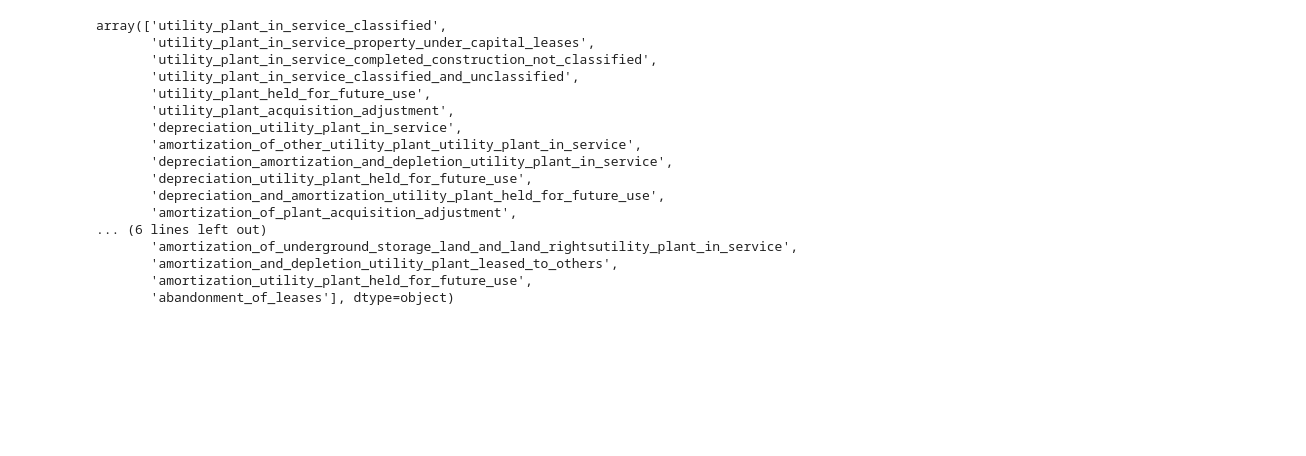
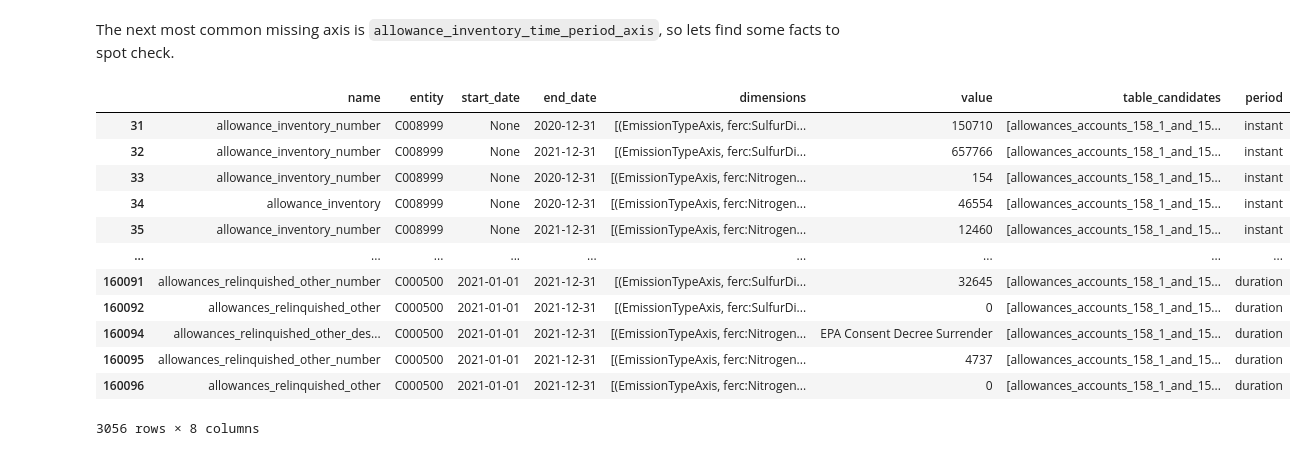
Before and after one commit to catalyst-cooperative/ferc-xbrl-extractor, a Jupyter notebook: examples/lost_fact_exploration.ipynb, the cells around one changed output. Drawn from its saved outputs; the diff is of its cells as text; code cells hidden in the pictures; blank space fills up the shorter version.

Commit message:
Add fix for lost facts

```diff
--- a/examples/lost_fact_exploration.ipynb
+++ b/examples/lost_fact_exploration.ipynb
@@ -39,5 +20,0 @@ Counter({'C000537': 3990,
-# %%
-idx=df.table_candidates.apply(lambda x: any(["utility_type_axis" in tables[name].axes for name in x]))
-missing_utl_type = df[idx]
-
-print(f"Percent lost facts missing utl type axis: {len(missing_utl_type)/len(df)}")
@@ -50,12 +20,0 @@ print(len(df))
-# %%
-# Look for facts that are only missing the utility type axis and limit to those tables
-refined_candidates = []
-for idx, row in missing_utl_type.iterrows():
-    dims = set([snakecase(name) for name, _ in row.dimensions])
-    refined_candidates.append([
-        name for name in row.table_candidates
-        if (set(tables[name].axes) - dims) == set(["utility_type_axis"])
-        and set(tables[name].axes) > dims
-    ])
-
-missing_utl_type["refined_candidates"] = refined_candidates
@@ -71,0 +25,9 @@ sum(missing_utl_type.refined_candidates.apply(lambda x: len(x) == 1)) / len(df)
+# %%
+missing_axes = []
+for idx, row in df.iterrows():
+    dims = set([snakecase(dim[0]) for dim in row.dimensions])
+    missing_axes.append(
+        [(name, tuple(set(tables[name].axes) - dims)) for name in row.table_candidates if dims <= set(tables[name].axes)]
+    )
+
+print(f"Number of missing facts that definitely don't conform to the pattern: {missing_axes.count([])}")
@@ -86,20 +93,22 @@ plant_in_srvce = missing_utl_type[missing_utl_type.refined_candidates.apply(lamb
-# %%
-plant_in_srvce.name.unique()
-# %% [output]
-array(['utility_plant_in_service_classified',
-       'utility_plant_in_service_property_under_capital_leases',
-       'utility_plant_in_service_completed_construction_not_classified',
-       'utility_plant_in_service_classified_and_unclassified',
-       'utility_plant_held_for_future_use',
-       'utility_plant_acquisition_adjustment',
-       'depreciation_utility_plant_in_service',
-       'amortization_of_other_utility_plant_utility_plant_in_service',
-       'depreciation_amortization_and_depletion_utility_plant_in_service',
-       'depreciation_utility_plant_held_for_future_use',
-       'depreciation_and_amortization_utility_plant_held_for_future_use',
-       'amortization_of_plant_acquisition_adjustment',
-... (6 lines left out)
-       'amortization_of_underground_storage_land_and_land_rightsutility_plant_in_service',
-       'amortization_and_depletion_utility_plant_leased_to_others',
-       'amortization_utility_plant_held_for_future_use',
-       'abandonment_of_leases'], dtype=object)
+# %% [markdown]
+The next most common missing axis is `allowance_inventory_time_period_axis`, so lets find some facts to spot check.
+# %%
+idx = [
+    any(['allowance_inventory_time_period_axis' in axis[1] for axis in axes])
+    for axes in missing_axes
+]
+df[idx]
+# %% [output]
+|  | name | entity | start_date | end_date | dimensions | value | table_candidates | period |
+| 31 | allowance_inventory_number | C008999 | None | 2020-12-31 | [(EmissionTypeAxis, ferc:SulfurDi... | 150710 | [allowances_accounts_158_1_and_15... | instant |
+| 32 | allowance_inventory_number | C008999 | None | 2021-12-31 | [(EmissionTypeAxis, ferc:SulfurDi... | 657766 | [allowances_accounts_158_1_and_15... | instant |
+| 33 | allowance_inventory_number | C008999 | None | 2020-12-31 | [(EmissionTypeAxis, ferc:Nitrogen... | 154 | [allowances_accounts_158_1_and_15... | instant |
+| 34 | allowance_inventory | C008999 | None | 2020-12-31 | [(EmissionTypeAxis, ferc:Nitrogen... | 46554 | [allowances_accounts_158_1_and_15... | instant |
+| 35 | allowance_inventory_number | C008999 | None | 2021-12-31 | [(EmissionTypeAxis, ferc:Nitrogen... | 12460 | [allowances_accounts_158_1_and_15... | instant |
+| ... | ... | ... | ... | ... | ... | ... | ... | ... |
+| 160091 | allowances_relinquished_other_number | C000500 | 2021-01-01 | 2021-12-31 | [(EmissionTypeAxis, ferc:SulfurDi... | 32645 | [allowances_accounts_158_1_and_15... | duration |
+| 160092 | allowances_relinquished_other | C000500 | 2021-01-01 | 2021-12-31 | [(EmissionTypeAxis, ferc:SulfurDi... | 0 | [allowances_accounts_158_1_and_15... | duration |
+| 160094 | allowances_relinquished_other_des... | C000500 | 2021-01-01 | 2021-12-31 | [(EmissionTypeAxis, ferc:Nitrogen... | EPA Consent Decree Surrender | [allowances_accounts_158_1_and_15... | duration |
+| 160095 | allowances_relinquished_other_number | C000500 | 2021-01-01 | 2021-12-31 | [(EmissionTypeAxis, ferc:Nitrogen... | 4737 | [allowances_accounts_158_1_and_15... | duration |
+| 160096 | allowances_relinquished_other | C000500 | 2021-01-01 | 2021-12-31 | [(EmissionTypeAxis, ferc:Nitrogen... | 0 | [allowances_accounts_158_1_and_15... | duration |
+3056 rows × 8 columns
```
Also changed, not shown: parts of 19 cells of this notebook, 5 other files.
